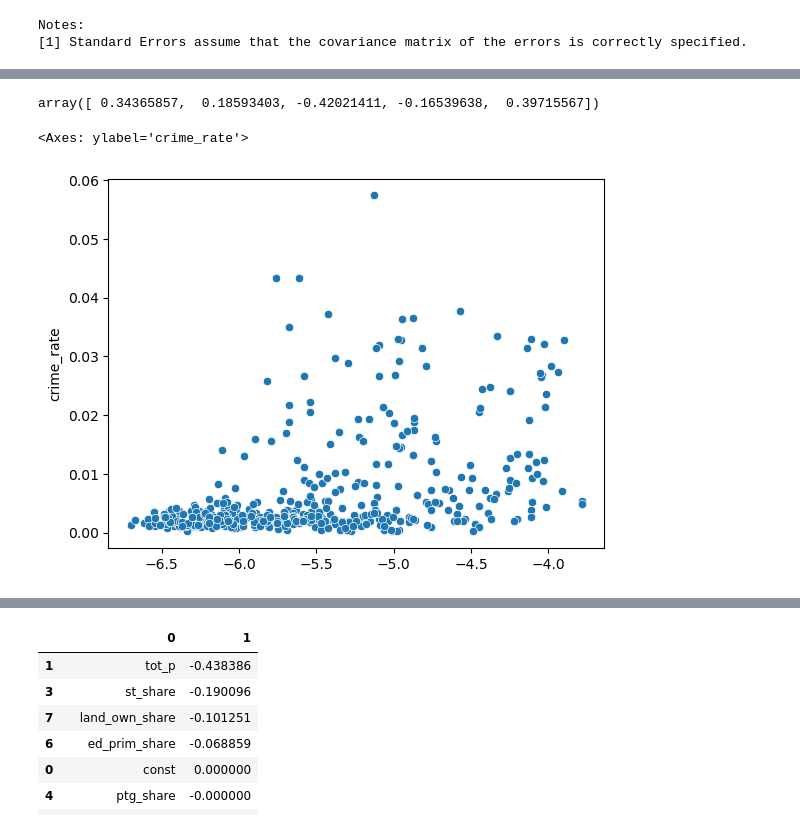
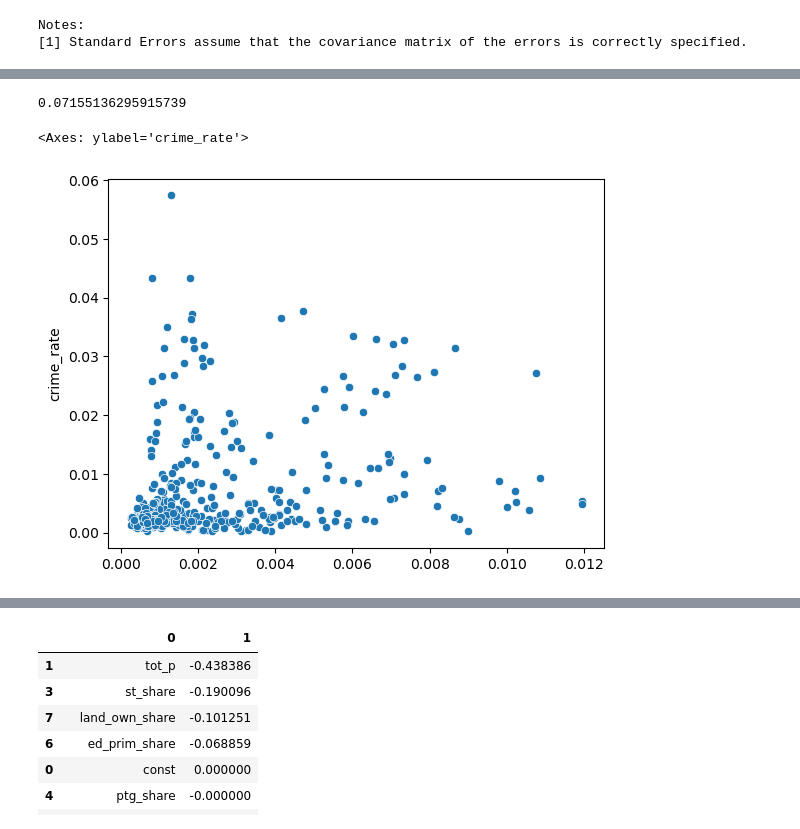
Before and after one commit to viccy-g-xxx/predictive_policing, a Jupyter notebook: eda/eda_v0.ipynb, the cells around one changed output, grey strips where cells are left out. Saved outputs shown, nothing was run; the diff lists cells and outputs as text; code cells hidden in the pictures.

```diff
--- a/eda/eda_v0.ipynb
+++ b/eda/eda_v0.ipynb
@@ -197,16 +197,16 @@ Notes:
 # try a non-parametric model
 # %%
 rf = RandomForestRegressor(n_estimators = 300)
-cross_val_score(rf, X, y, scoring="r2")
+np.mean(cross_val_score(rf, X, y, scoring="r2"))
 # %% [output]
-array([ 0.34365857,  0.18593403, -0.42021411, -0.16539638,  0.39715567])
+0.07155136295915739
 # %%
 y_preds = cross_val_predict(rf, X, y)
 # %%
-sns.scatterplot(data=analysis_df, y="crime_rate", x = y_preds)
+sns.scatterplot(data=analysis_df, y="crime_rate", x = np.exp(y_preds))
 # %% [output]
 <Axes: ylabel='crime_rate'>
-[figure, old version]
+[figure, new version]
 # %%
 rf.fit(X,y)
 pd.DataFrame(zip(X.columns, rf.feature_importances_)).sort_values(1)
```
Also changed, not shown: parts of 7 cells of this notebook, 1 other file.
